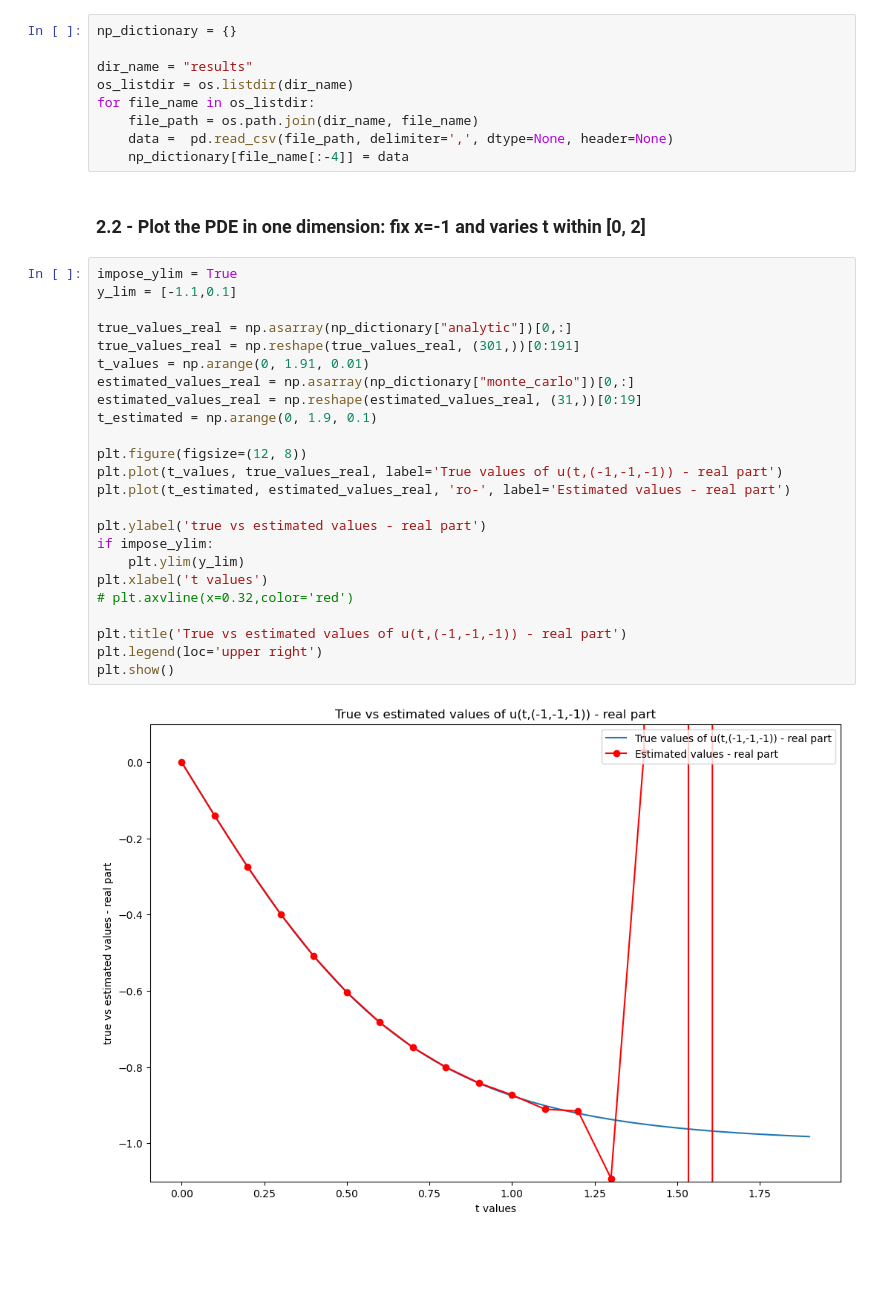
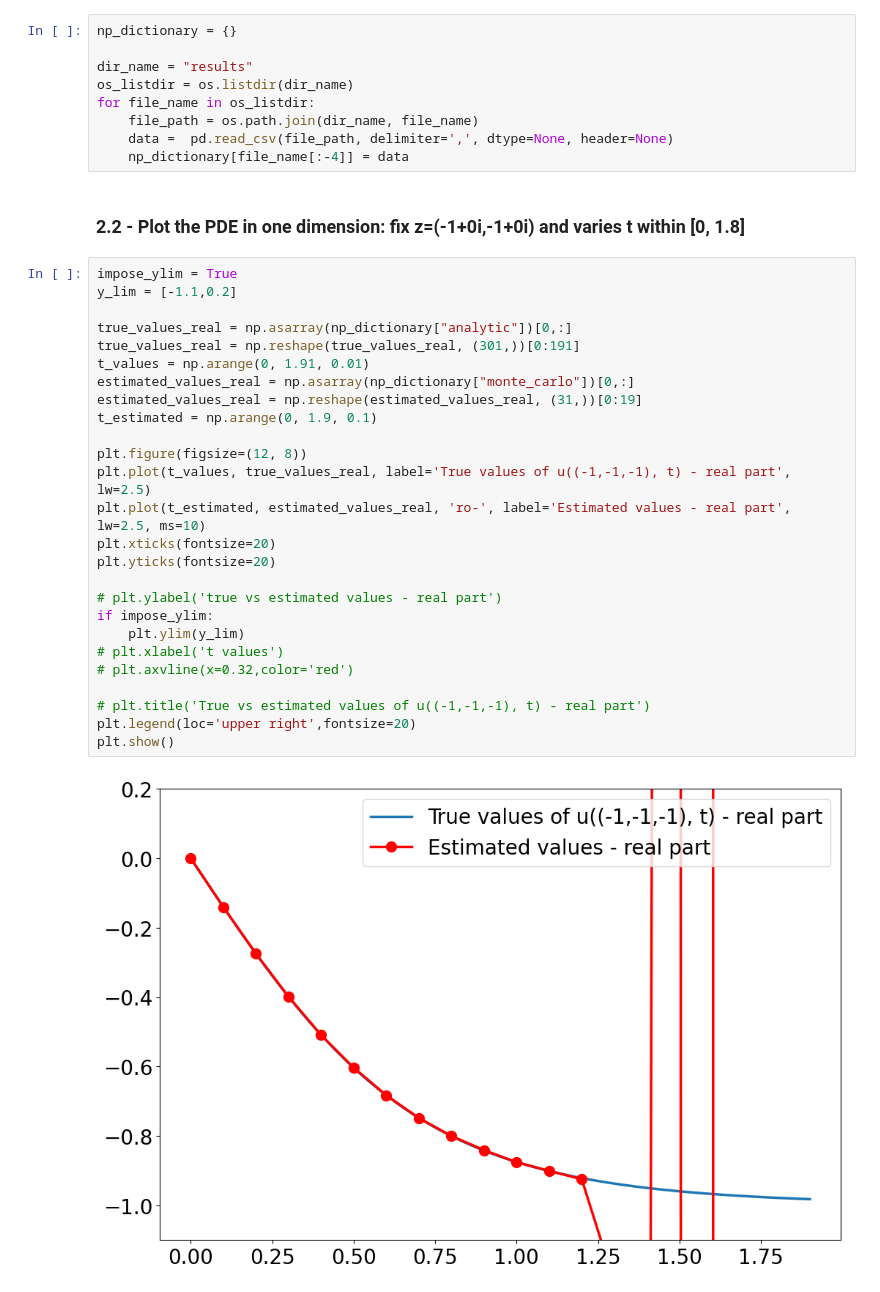
Before and after one commit to chanjuanyin/Nonlinear_Wave_simulations, a Jupyter notebook: Simulation_09/Plot_history.ipynb, the cells around one changed output. Saved outputs shown, nothing was run; the diff lists cells and outputs as text; blank space fills up the shorter version.

```diff
--- a/Simulation_09/Plot_history.ipynb
+++ b/Simulation_09/Plot_history.ipynb
@@ -52,32 +52,34 @@ for file_name in os_listdir:
     np_dictionary[file_name[:-4]] = data
 # %% [markdown]
 <a name='2-3'></a>
-### 2.2 - Plot the PDE in one dimension: fix x=-1 and varies t within [0, 2]
+### 2.2 - Plot the PDE in one dimension: fix z=(-1+0i,-1+0i) and varies t within [0, 1.8]
 # %%
 impose_ylim = True
-y_lim = [-1.1,0.1]
+y_lim = [-1.1,0.2]
 
 true_values_real = np.asarray(np_dictionary["analytic"])[0,:]
 true_values_real = np.reshape(true_values_real, (301,))[0:191]
 t_values = np.arange(0, 1.91, 0.01)
 estimated_values_real = np.asarray(np_dictionary["monte_carlo"])[0,:]
 estimated_values_real = np.reshape(estimated_values_real, (31,))[0:19]
 t_estimated = np.arange(0, 1.9, 0.1)
 
 plt.figure(figsize=(12, 8))
-plt.plot(t_values, true_values_real, label='True values of u(t,(-1,-1,-1)) - real part')
-plt.plot(t_estimated, estimated_values_real, 'ro-', label='Estimated values - real part')
+plt.plot(t_values, true_values_real, label='True values of u((-1,-1,-1), t) - real part', lw=2.5)
+plt.plot(t_estimated, estimated_values_real, 'ro-', label='Estimated values - real part', lw=2.5, ms=10)
+plt.xticks(fontsize=20)
+plt.yticks(fontsize=20)
 
-plt.ylabel('true vs estimated values - real part')
+# plt.ylabel('true vs estimated values - real part')
 if impose_ylim:
     plt.ylim(y_lim)
-plt.xlabel('t values')
+# plt.xlabel('t values')
 # plt.axvline(x=0.32,color='red')
 
-plt.title('True vs estimated values of u(t,(-1,-1,-1)) - real part')
-plt.legend(loc='upper right')
+# plt.title('True vs estimated values of u((-1,-1,-1), t) - real part')
+plt.legend(loc='upper right',fontsize=20)
 plt.show()
 # %% [output]
-[figure, old version]
+[figure, new version]
 # %%
 impose_ylim = True
```
Also changed, not shown: parts of 12 cells of this notebook, 4 other files.
